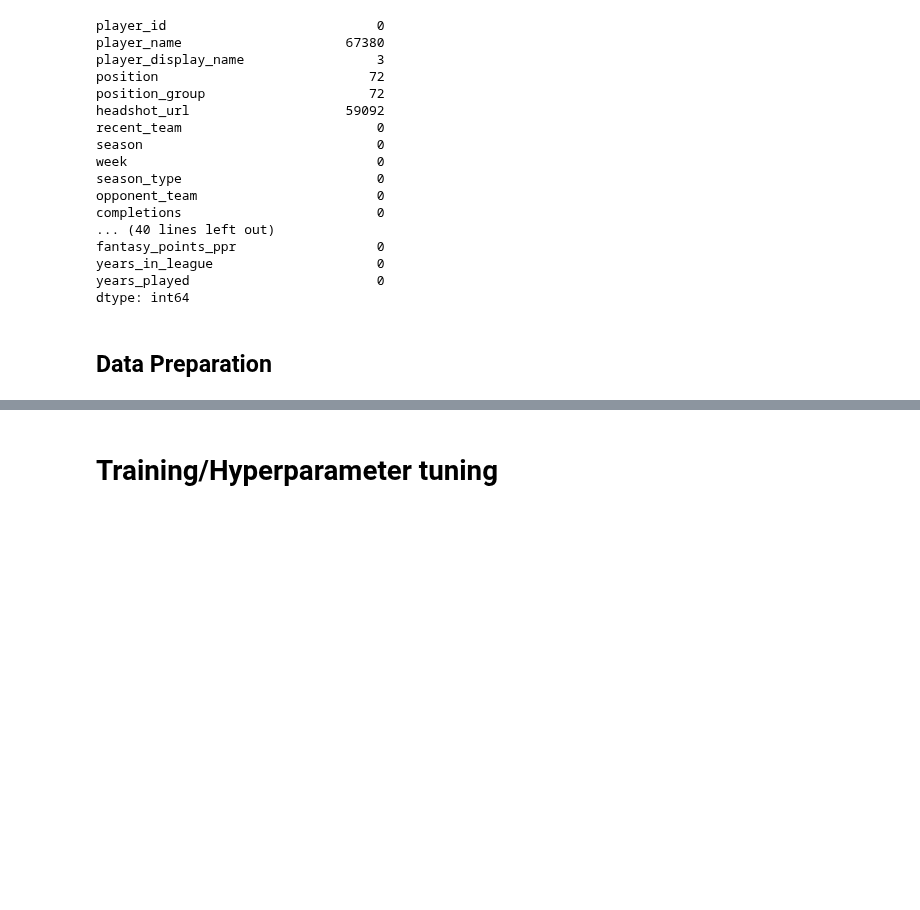
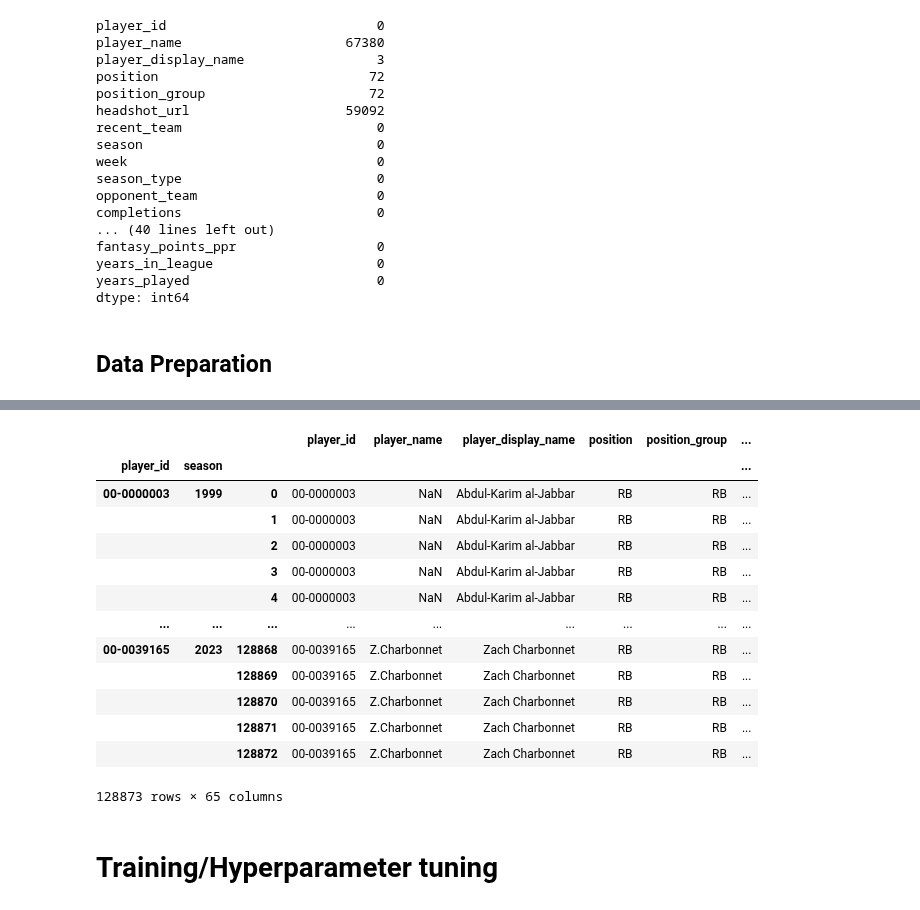
Before and after one commit to calderlen/ff2024, a Jupyter notebook: main.ipynb, the cells around one changed output, grey strips where cells are left out. Cells and saved outputs as stored; diff of their text form; code cells hidden in the pictures; blank space fills up the shorter version.

```diff
--- a/main.ipynb
+++ b/main.ipynb
@@ -3,6 +10,5 @@ from modelDesign import *
 # %%
 df = pd.read_csv('data/player_stats.csv')
-df = df.sort_values(by=['player_id', 'season', 'week'])
 # %% [markdown]
 ## EDA
 # %%
@@ -64,7 +70,7 @@ dtype: int64
 # %% [markdown]
 ## Data Preparation
 # %%
-sequence_length = 4
+sequence_length = 3
 tscv = TimeSeriesSplit(n_splits=5)
 
 df = featureEngineering(df)
@@ -75,11 +81,6 @@ X_qb, y_qb = create_sequences(qb_df_features.values, qb_df_target.values, sequen
 X_rb, y_rb = create_sequences(rb_df_features.values, rb_df_target.values, sequence_length)
 X_wr, y_wr = create_sequences(wr_df_features.values, wr_df_target.values, sequence_length)
 X_te, y_te = create_sequences(te_df_features.values, te_df_target.values, sequence_length)
-
-X_qb_train_norm, X_qb_test_norm, y_qb_train_norm, y_qb_test_norm = process_data(X_qb, y_qb, tscv)
-X_rb_train_norm, X_rb_test_norm, y_rb_train_norm, y_rb_test_norm = process_data(X_rb, y_rb, tscv)
-X_wr_train_norm, X_wr_test_norm, y_wr_train_norm, y_wr_test_norm = process_data(X_wr, y_wr, tscv)
-X_te_train_norm, X_te_test_norm, y_te_train_norm, y_te_test_norm = process_data(X_te, y_te, tscv)
 # %% [output]
 A value is trying to be set on a copy of a slice from a DataFrame
 
@@ -89,3 +105,22 @@ ValueError: too many values to unpack (expected 2)
+# %%
+X_qb.shape
+
+df
+# %% [output]
+|  |  |  | player_id | player_name | player_display_name | position | position_group | ... |
+| player_id | season |  |  |  |  |  |  | ... |
+| 00-0000003 | 1999 | 0 | 00-0000003 | NaN | Abdul-Karim al-Jabbar | RB | RB | ... |
+|  |  | 1 | 00-0000003 | NaN | Abdul-Karim al-Jabbar | RB | RB | ... |
+|  |  | 2 | 00-0000003 | NaN | Abdul-Karim al-Jabbar | RB | RB | ... |
+|  |  | 3 | 00-0000003 | NaN | Abdul-Karim al-Jabbar | RB | RB | ... |
+|  |  | 4 | 00-0000003 | NaN | Abdul-Karim al-Jabbar | RB | RB | ... |
+| ... | ... | ... | ... | ... | ... | ... | ... | ... |
+| 00-0039165 | 2023 | 128868 | 00-0039165 | Z.Charbonnet | Zach Charbonnet | RB | RB | ... |
+|  |  | 128869 | 00-0039165 | Z.Charbonnet | Zach Charbonnet | RB | RB | ... |
+|  |  | 128870 | 00-0039165 | Z.Charbonnet | Zach Charbonnet | RB | RB | ... |
+|  |  | 128871 | 00-0039165 | Z.Charbonnet | Zach Charbonnet | RB | RB | ... |
+|  |  | 128872 | 00-0039165 | Z.Charbonnet | Zach Charbonnet | RB | RB | ... |
+128873 rows × 65 columns
 # %%
 datasets = {
     'qb': [],
```
Also changed, not shown: parts of 11 cells of this notebook, 3 other files.
